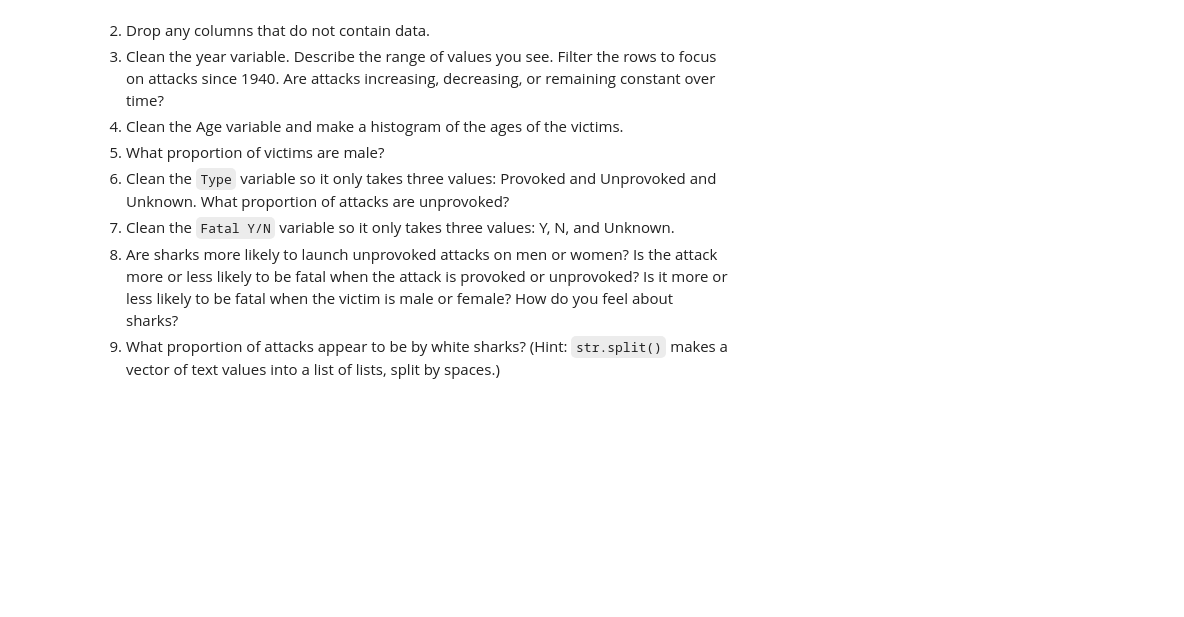
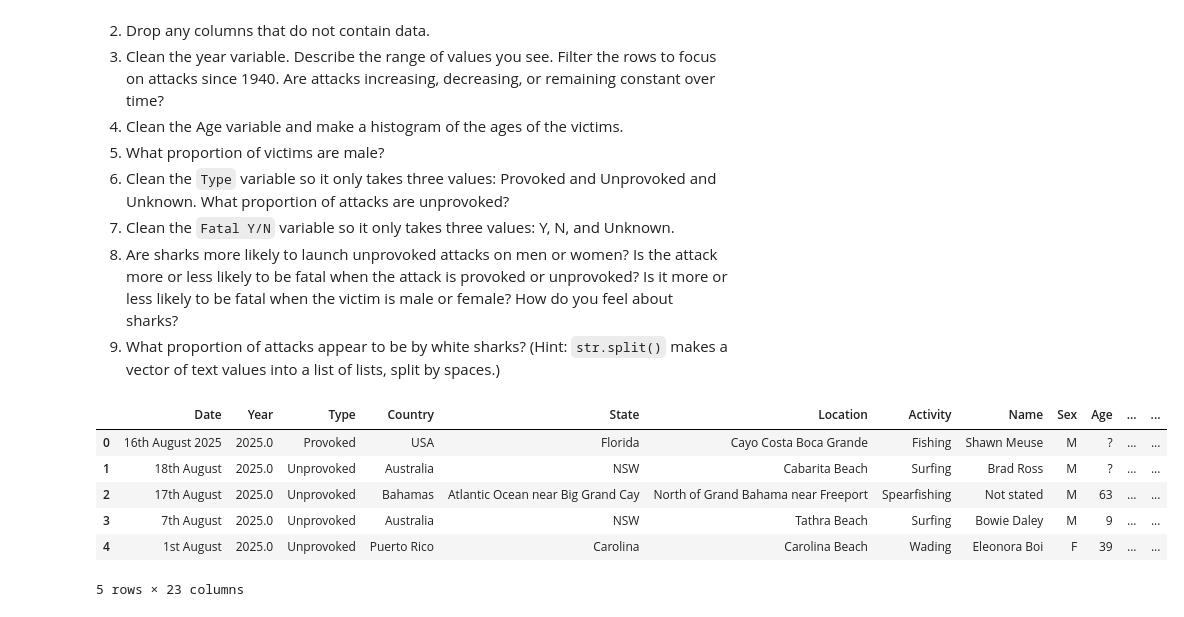
Before and after one commit to henry5250/wrangling_assignment, a Jupyter notebook: assignment.ipynb, the cells around one changed output. Cells and saved outputs as stored; diff of their text form; code cells hidden in the pictures; blank space fills up the shorter version.

```diff
--- a/assignment.ipynb
+++ b/assignment.ipynb
@@ -112,3 +188,27 @@ print(f"\nNumber of missing values after cleaning: {missing_imposed_sentence}")
 7. Clean the `Fatal Y/N` variable so it only takes three values: Y, N, and Unknown.
 8. Are sharks more likely to launch unprovoked attacks on men or women? Is the attack more or less likely to be fatal when the attack is provoked or unprovoked? Is it more or less likely to be fatal when the victim is male or female? How do you feel about sharks?
 9. What proportion of attacks appear to be by white sharks? (Hint: `str.split()` makes a vector of text values into a list of lists, split by spaces.)
+# %%
+#Q2
+import pandas as pd
+
+#Opening the shark attack file using pandas Q2.1
+shark_attacks_df = pd.read_excel('/content/DS3002/a1 - wrangling data/GSAF5.xls')
+
+#Displaying the first few rows to confirm it's loaded Q2.1
+display(shark_attacks_df.head())
+
+#Dropping the colums without data Q2.2
+#Using columns= fixes it to focus just on columns
+shark_attacks_df = shark_attacks_df.drop(columns=['pdf', 'href formula', 'href', 'Case Number', 'Case Number.1', 'original order', 'Unnamed: 21', 'Unnamed: 22'])
+
+#Displaying the cleaned table Q2.2
+display(shark_attacks_df.head())
+# %% [output]
+|  | Date | Year | Type | Country | State | Location | Activity | Name | Sex | Age | ... | ... |
+| 0 | 16th August 2025 | 2025.0 | Provoked | USA | Florida | Cayo Costa Boca Grande | Fishing | Shawn Meuse | M | ? | ... | ... |
+| 1 | 18th August | 2025.0 | Unprovoked | Australia | NSW | Cabarita Beach | Surfing | Brad Ross | M | ? | ... | ... |
+| 2 | 17th August | 2025.0 | Unprovoked | Bahamas | Atlantic Ocean near Big Grand Cay | North of Grand Bahama near Freeport | Spearfishing | Not stated | M | 63 | ... | ... |
+| 3 | 7th August | 2025.0 | Unprovoked | Australia | NSW | Tathra Beach | Surfing | Bowie Daley | M | 9 | ... | ... |
+| 4 | 1st August | 2025.0 | Unprovoked | Puerto Rico | Carolina | Carolina Beach | Wading | Eleonora Boi | F | 39 | ... | ... |
+5 rows × 23 columns
```
Also changed, not shown: parts of 12 cells of this notebook.
